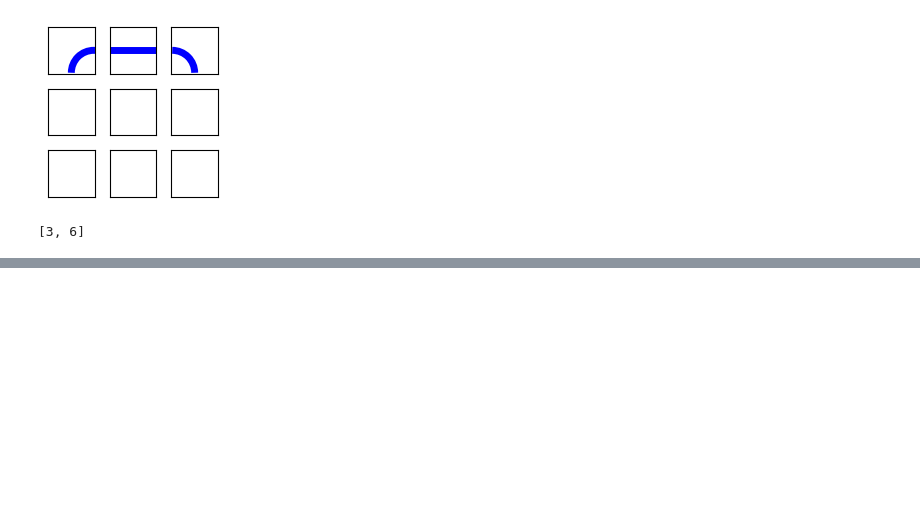
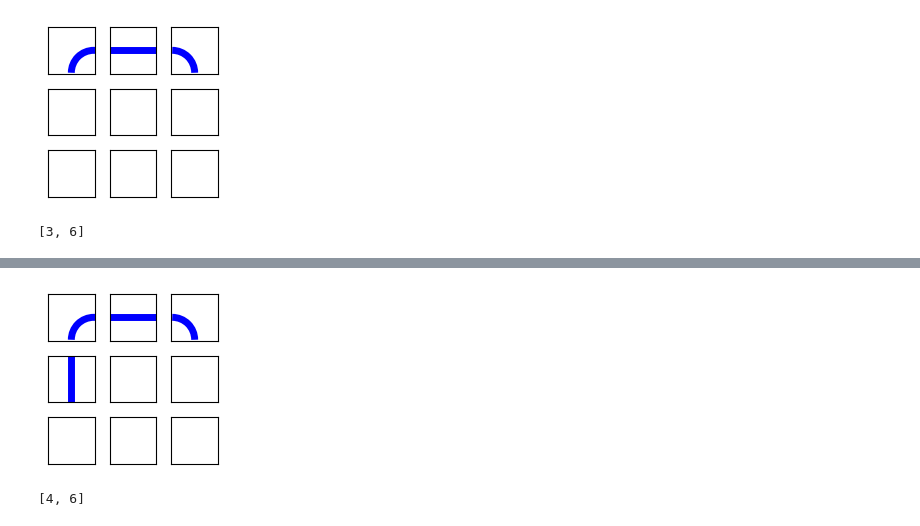
Before and after one commit to andrew-tawfeek/wild_knots, a Jupyter notebook: Random_Testing.ipynb, the cells around one changed output, grey strips where cells are left out. Drawn from its saved outputs; the diff is of its cells as text; code cells hidden in the pictures; blank space fills up the shorter version.

```diff
--- a/Random_Testing.ipynb
+++ b/Random_Testing.ipynb
@@ -57,0 +66,8 @@ W.potential_tiles(1,0)
+# %%
+M[1,1] = 0; W = Mosaic(M); W.show(2)
+# %% [output]
+[figure, added]
+# %%
+W.potential_tiles(1,2)
+# %% [output]
+[4, 6]
```
Also changed, not shown: parts of 7 cells of this notebook, 1 other file.
